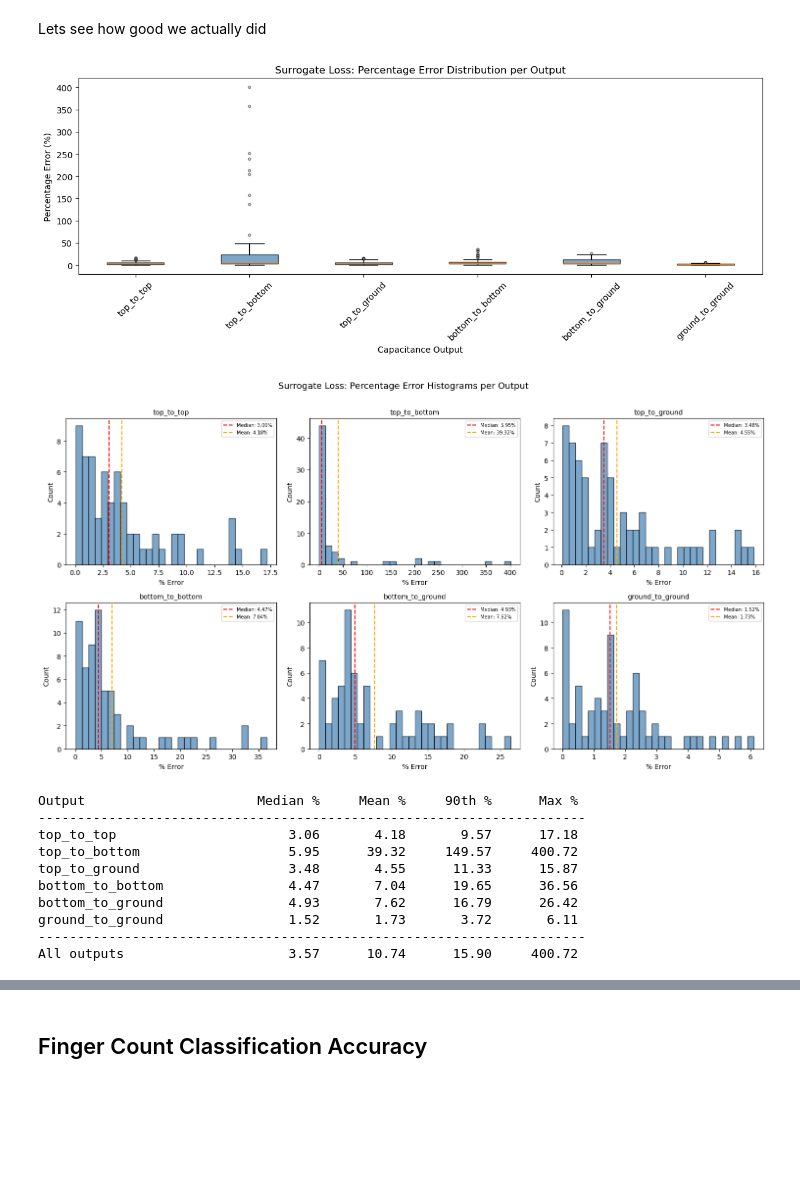
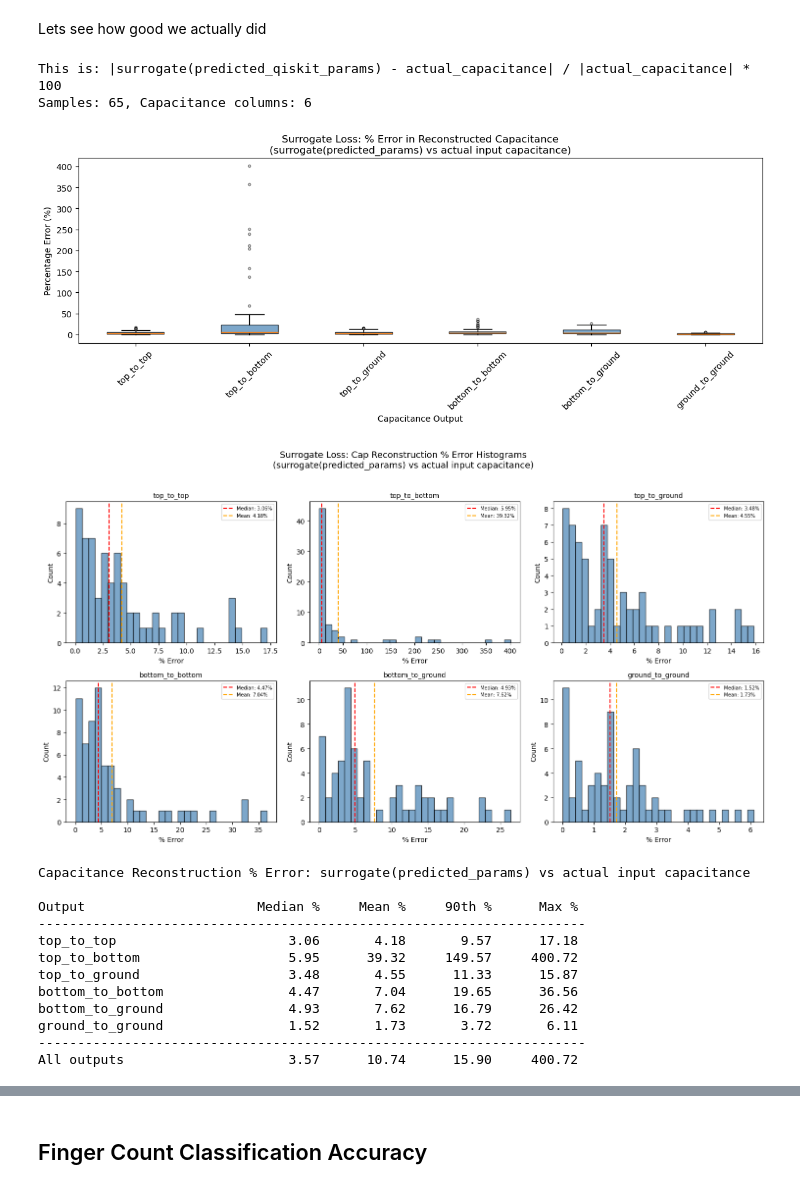
Before and after one commit to CosmiQuantum/ML_qubit_design, a Jupyter notebook: model_predict_coupler_NCap_cap_matrix/ml_22_print_results_surrogate_defined_loss.ipynb, the cells around one changed output, grey strips where cells are left out. Drawn from its saved outputs; the diff is of its cells as text; code cells hidden in the pictures; blank space fills up the shorter version.

```diff
--- a/model_predict_coupler_NCap_cap_matrix/ml_22_print_results_surrogate_defined_loss.ipynb
+++ b/model_predict_coupler_NCap_cap_matrix/ml_22_print_results_surrogate_defined_loss.ipynb
@@ -433,13 +433,23 @@ Global unscaled cap reconstruction error stats:
 # %% [markdown]
 Lets see how good we actually did
 # %%
-# find percentage difference like 100 * abs(pred - ref) / abs(ref), with tiny epsilon to avoid division by zero
+# === Percentage error: surrogate-reconstructed capacitance vs actual input capacitance ===
+# This is the metric that matters: given the predicted Qiskit Metal params,
+# when we run them through the surrogate, how close is the resulting capacitance
+# to the capacitance we were trying to achieve?
+
 eps = 1e-15
 pct_errors_unscaled = 100.0 * np.abs(cap_pred_unscaled - X_test_unscaled) / (np.abs(X_test_unscaled) + eps)
 
 short_names = [c.split('.')[-1] if '.' in c else c for c in cap_names[:n_cap_params]]
 data_per_col = [pct_errors_unscaled[:, j] for j in range(n_cap_params)]
 all_pct = pct_errors_unscaled.ravel()
+
+print(f'This is: |surrogate(predicted_qiskit_params) - actual_capacitance| / |actual_capacitance| * 100')
+print(f'Samples: {n_samples}, Capacitance columns: {n_cap_params}')
+# %% [output]
+This is: |surrogate(predicted_qiskit_params) - actual_capacitance| / |actual_capacitance| * 100
+Samples: 65, Capacitance columns: 6
 # %%
 # box plot showing % error distribution per capacitance output
 fig, ax = plt.subplots(figsize=(12, 5))
@@ -450,45 +460,47 @@ for patch in bp['boxes']:
     patch.set_alpha(0.7)
 ax.set_ylabel('Percentage Error (%)')
 ax.set_xlabel('Capacitance Output')
-ax.set_title('Surrogate Loss: Percentage Error Distribution per Output')
+ax.set_title('Surrogate Loss: % Error in Reconstructed Capacitance\n(surrogate(predicted_params) vs actual input capacitance)')
 ax.tick_params(axis='x', rotation=45)
 plt.tight_layout()
-plt.savefig('plots/surrogate_loss_pct_error_boxplot.pdf')
+plt.savefig('plots/surrogate_loss_cap_recon_pct_error_boxplot.pdf')
 plt.show()
 # %% [output]
-[figure, old version]
+[figure, new version]
 # %%
 # histogram it too
 n_cols_grid = 3
 n_rows_grid = math.ceil(n_cap_params / n_cols_grid)
 
 fig, axes = plt.subplots(n_rows_grid, n_cols_grid, figsize=(5 * n_cols_grid, 4 * n_rows_grid))
 axes = axes.ravel()
 
 for j in range(n_cap_params):
     col_pct = pct_errors_unscaled[:, j]
     ax = axes[j]
     ax.hist(col_pct, bins=30, edgecolor='black', alpha=0.7, color='steelblue')
     ax.axvline(np.median(col_pct), color='red', linestyle='--',
                label=f'Median: {np.median(col_pct):.2f}%')
     ax.axvline(np.mean(col_pct), color='orange', linestyle='--',
                label=f'Mean: {np.mean(col_pct):.2f}%')
     ax.set_title(short_names[j], fontsize=10)
     ax.set_xlabel('% Error')
     ax.set_ylabel('Count')
     ax.legend(fontsize=7)
 
 for k in range(n_cap_params, len(axes)):
     fig.delaxes(axes[k])
 
-fig.suptitle('Surrogate Loss: Percentage Error Histograms per Output', fontsize=13, y=1.01)
+fig.suptitle('Surrogate Loss: Cap Reconstruction % Error Histograms\n(surrogate(predicted_params) vs actual input capacitance)', fontsize=13, y=1.02)
 plt.tight_layout()
-plt.savefig('plots/surrogate_loss_pct_error_histograms_per_output.pdf')
+plt.savefig('plots/surrogate_loss_cap_recon_pct_error_histograms.pdf')
 plt.show()
 # %% [output]
-[figure, old version]
+[figure, new version]
 # %%
 #look at the stats nicely
+print('Capacitance Reconstruction % Error: surrogate(predicted_params) vs actual input capacitance')
+print()
 print(f"{'Output':<25s} {'Median %':>10s} {'Mean %':>10s} {'90th %':>10s} {'Max %':>10s}")
 print('-' * 70)
 for j in range(n_cap_params):
@@ -500,6 +512,8 @@ print('-' * 70)
 print(f"{'All outputs':<25s} {np.median(all_pct):10.2f} {np.mean(all_pct):10.2f} "
       f"{np.percentile(all_pct, 90):10.2f} {np.max(all_pct):10.2f}")
 # %% [output]
+Capacitance Reconstruction % Error: surrogate(predicted_params) vs actual input capacitance
+
 Output                      Median %     Mean %     90th %      Max %
 ----------------------------------------------------------------------
 top_to_top                      3.06       4.18       9.57      17.18
```
Also changed, not shown: parts of 3 cells of this notebook, 37 other files.
